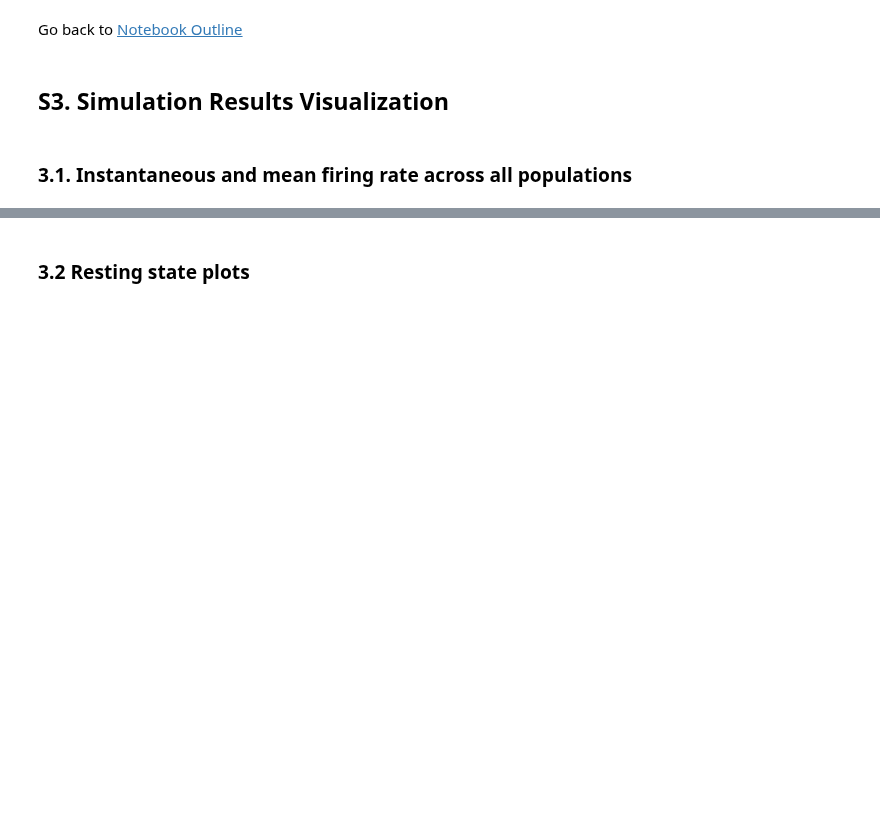
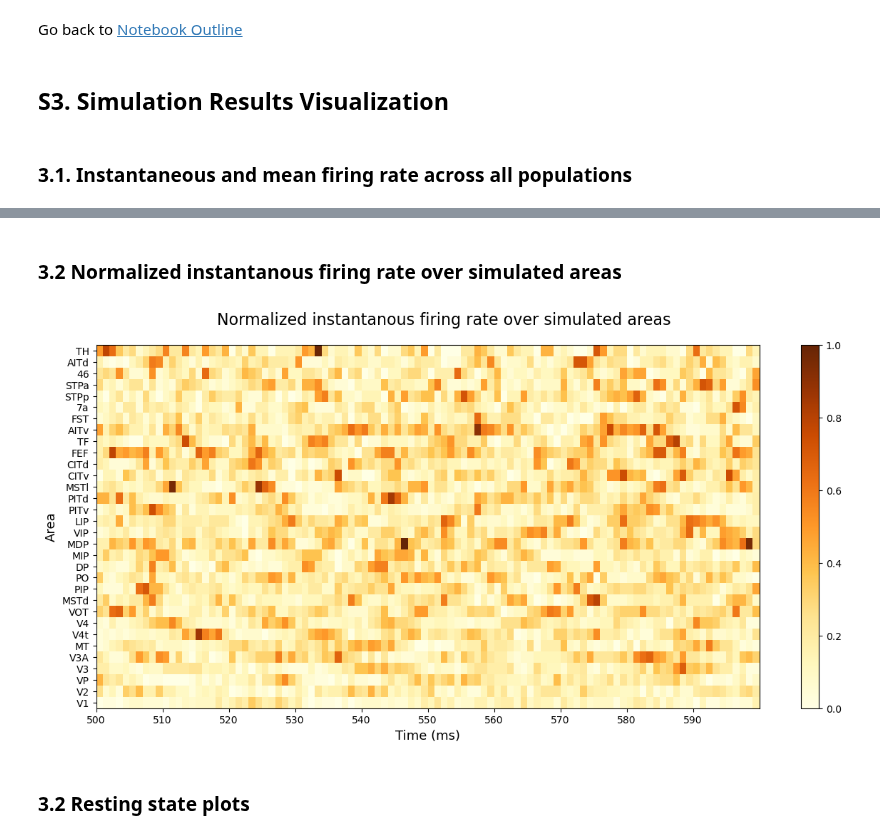
Before and after one commit to INM-6/multi-area-model, a Jupyter notebook: multi-area-model.ipynb, the cells around one changed output, grey strips where cells are left out. Cells and saved outputs as stored; diff of their text form; code cells hidden in the pictures; blank space fills up the shorter version.

Commit message:
Visualize 3.2 Normalzed instantabous firing rate over simulated areas

```diff
--- a/multi-area-model.ipynb
+++ b/multi-area-model.ipynb
@@ -179,7 +179,7 @@ network_params = {
 # Simulation parameters
 sim_params = {
     'areas_simulated': areas_simulated,
-    't_sim': 4000.,                                              # Simulated time (in ms), by default: 10.0
+    't_sim': 2000.,                                              # Simulated time (in ms), by default: 10.0
     'num_processes': 1,                                          # The number of MPI processes, by default: 1
     'local_num_threads': 1,                                      # The number of threads per MPI process, by default: 1
     'recording_dict': {'record_vm': False},
@@ -296,3 +280,10 @@ plot_firing_rate(M)
+# %% [markdown]
+### 3.2 Normalized instantanous firing rate over simulated areas
+# %%
+from M2E_visualize_firing_rate import plot_firing_rate_over_areas
+plot_firing_rate_over_areas(M, data_path)
+# %% [output]
+[figure, added]
 # %% [markdown]
 ### 3.2 Resting state plots <a class="anchor" id="section_3_2"></a>
 # %%
```
Also changed, not shown: parts of 5 cells of this notebook, 3 other files.
